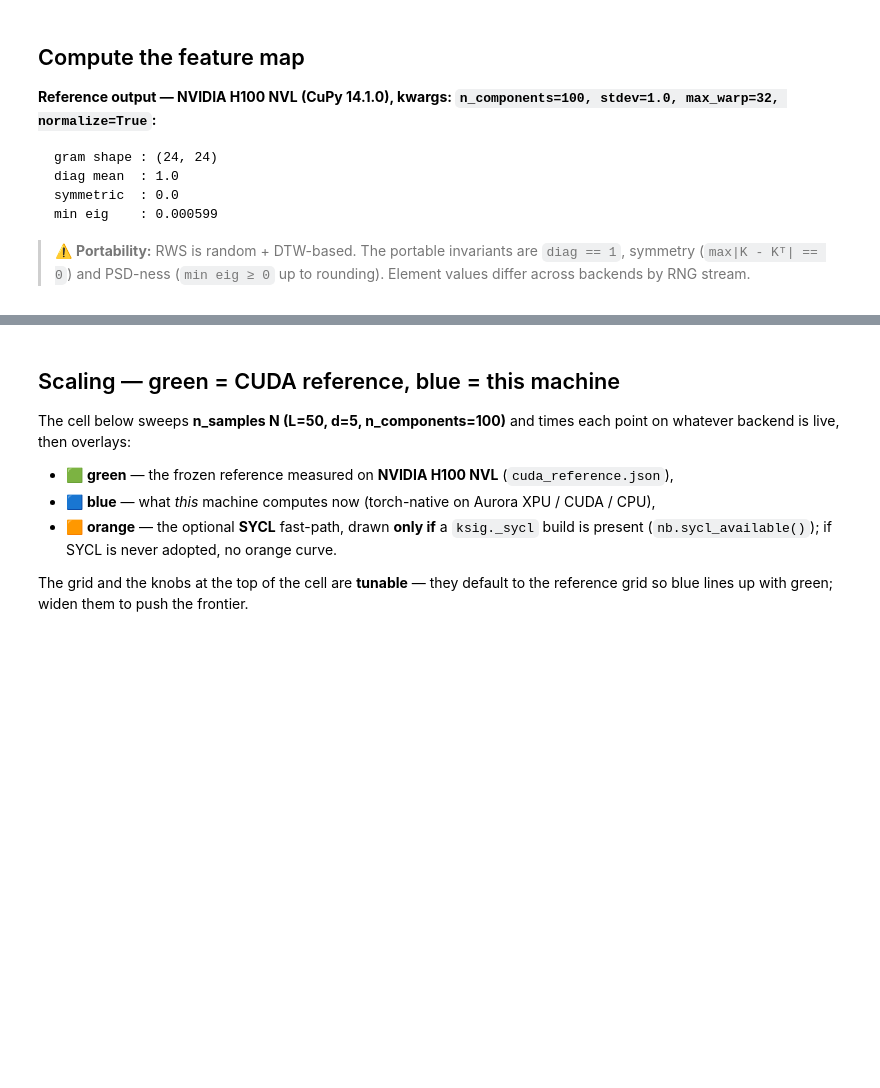
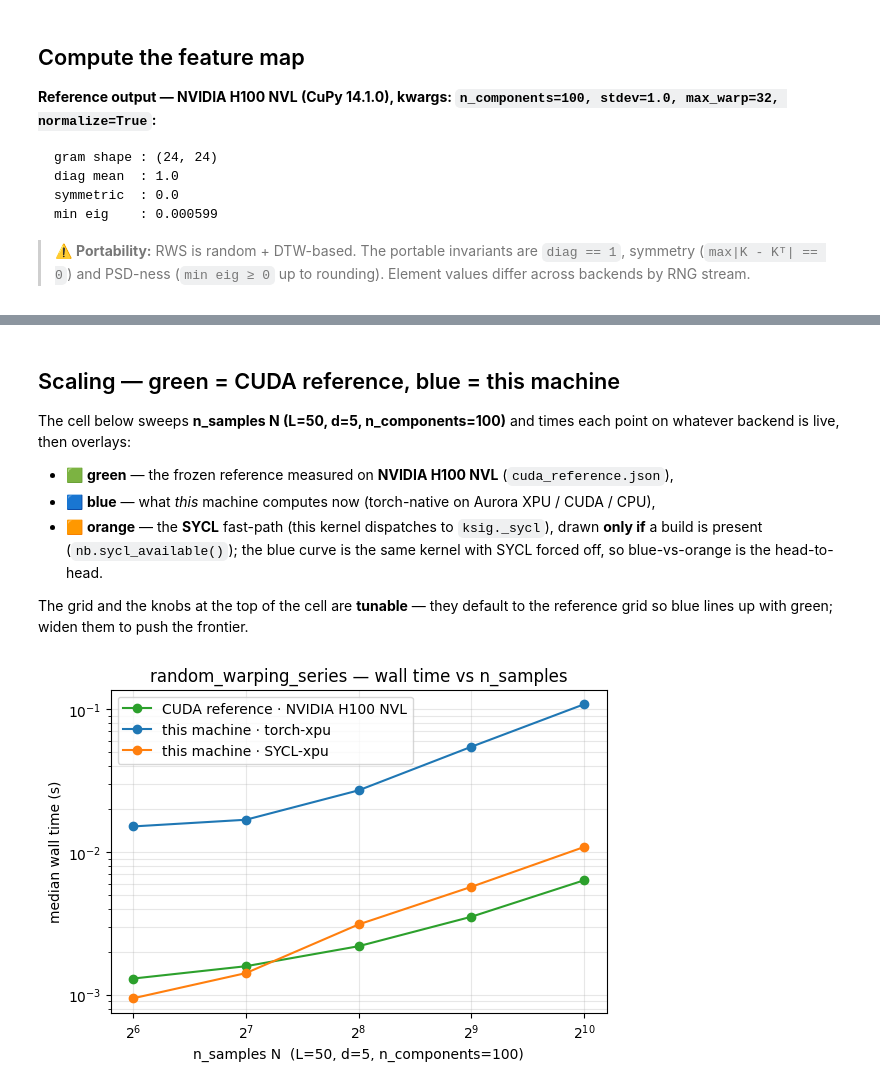
Before and after one commit to 7shoe/KSig_aurora, a Jupyter notebook: notebooks/06_random_warping_series.ipynb, the cells around one changed output, grey strips where cells are left out. Drawn from its saved outputs; the diff is of its cells as text; code cells hidden in the pictures; blank space fills up the shorter version.

```diff
--- a/notebooks/06_random_warping_series.ipynb
+++ b/notebooks/06_random_warping_series.ipynb
@@ -61,32 +77,40 @@ is live, then overlays:
 
 * 🟩 **green** — the frozen reference measured on **NVIDIA H100 NVL** (`cuda_reference.json`),
 * 🟦 **blue** — what *this* machine computes now (torch-native on Aurora XPU / CUDA / CPU),
-* 🟧 **orange** — the optional **SYCL** fast-path, drawn **only if** a `ksig._sycl`
-  build is present (`nb.sycl_available()`); if SYCL is never adopted, no orange curve.
+* 🟧 **orange** — the **SYCL** fast-path (this kernel dispatches to `ksig._sycl`),
+  drawn **only if** a build is present (`nb.sycl_available()`); the blue curve is
+  the same kernel with SYCL forced off, so blue-vs-orange is the head-to-head.
 
 The grid and the knobs at the top of the cell are **tunable** — they default to
 the reference grid so blue lines up with green; widen them to push the frontier.
 # %%
 # --- tunable knobs (default to the CUDA-reference grid) ---------------------
 N_GRID = [64, 128, 256, 512, 1024]     # sample counts to sweep (feature methods scale ~linearly)
 L, D   = 50, 5                  # fixed sequence length / channels
 REPS   = 5
 N_COMPONENTS = 100                # number of random warping series
 
 def time_one(N):
     Xs = nb.simulate(N, L, D, seed=1)
     k = ksig.kernels.RandomWarpingSeries(n_components=N_COMPONENTS, stdev=1.0, max_warp=32, normalize=True, random_state=0)
     k.fit(Xs)
     return nb.timeit(lambda: k(Xs), reps=REPS, device=ENV["device"])
 
+# BLUE = torch-native baseline: force the SYCL fast-path OFF so this curve is
+# the eager wavefront (on XPU, SYCL auto-engages by default, which would make
+# blue == orange). A no-op where SYCL is absent.
+nb.enable_sycl(False)
 times = [time_one(N) for N in N_GRID]
 
-# Second (orange) curve ONLY when a SYCL build is available.
+# ORANGE = SYCL fast-path. Drawn ONLY when a SYCL build is available; run the
+# same sweep with the fast-path on, then restore the torch-native default.
 sycl_times = None
 if nb.sycl_available():
     nb.enable_sycl(True)
     sycl_times = [time_one(N) for N in N_GRID]
     nb.enable_sycl(False)
 
 nb.scaling_plot(N_GRID, times, "random_warping_series", sycl_seconds=sycl_times,
                 title="random_warping_series — wall time vs n_samples");
+# %% [output]
+[figure, added]
```
Also changed, not shown: parts of 3 cells of this notebook, 7 other files.
